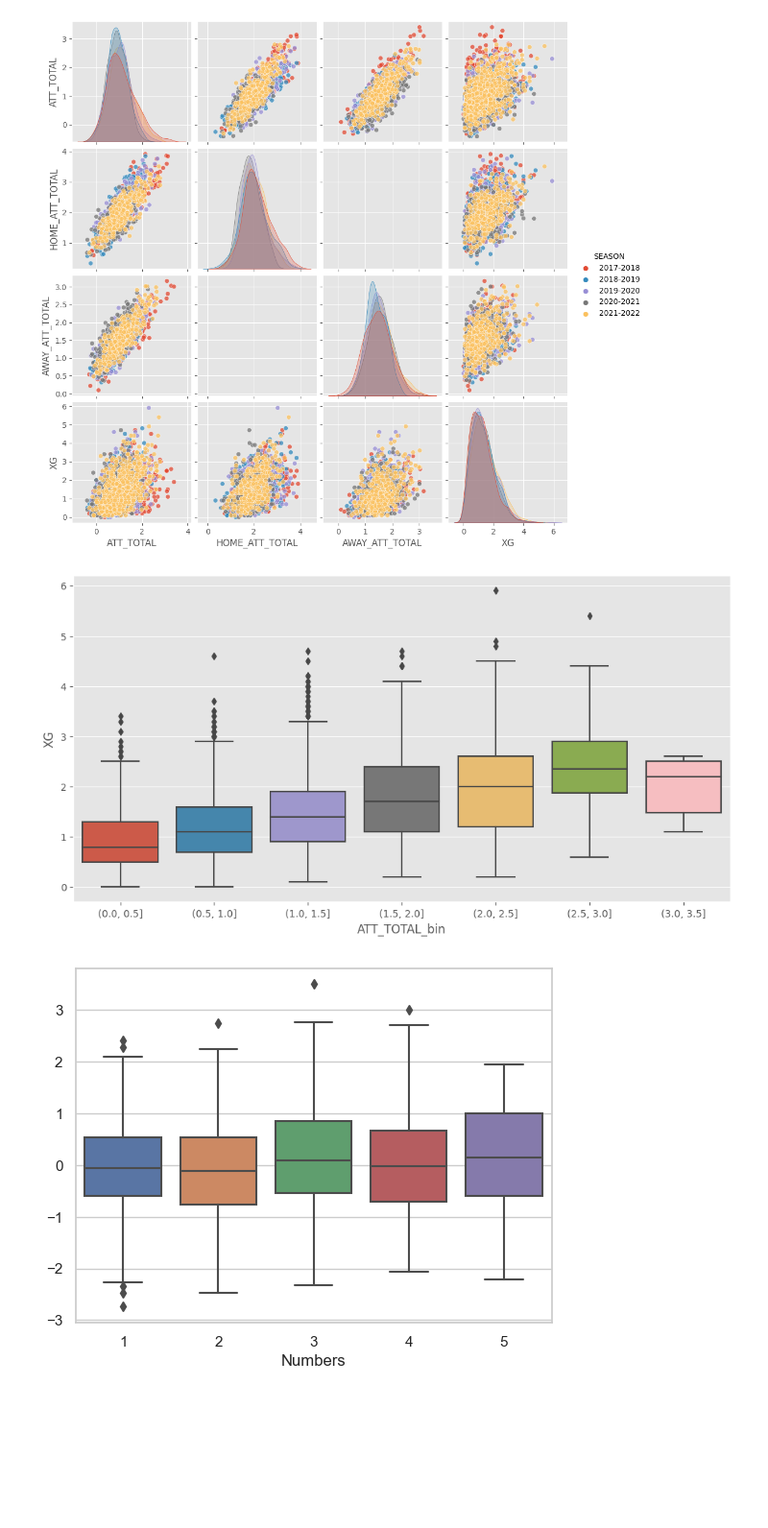
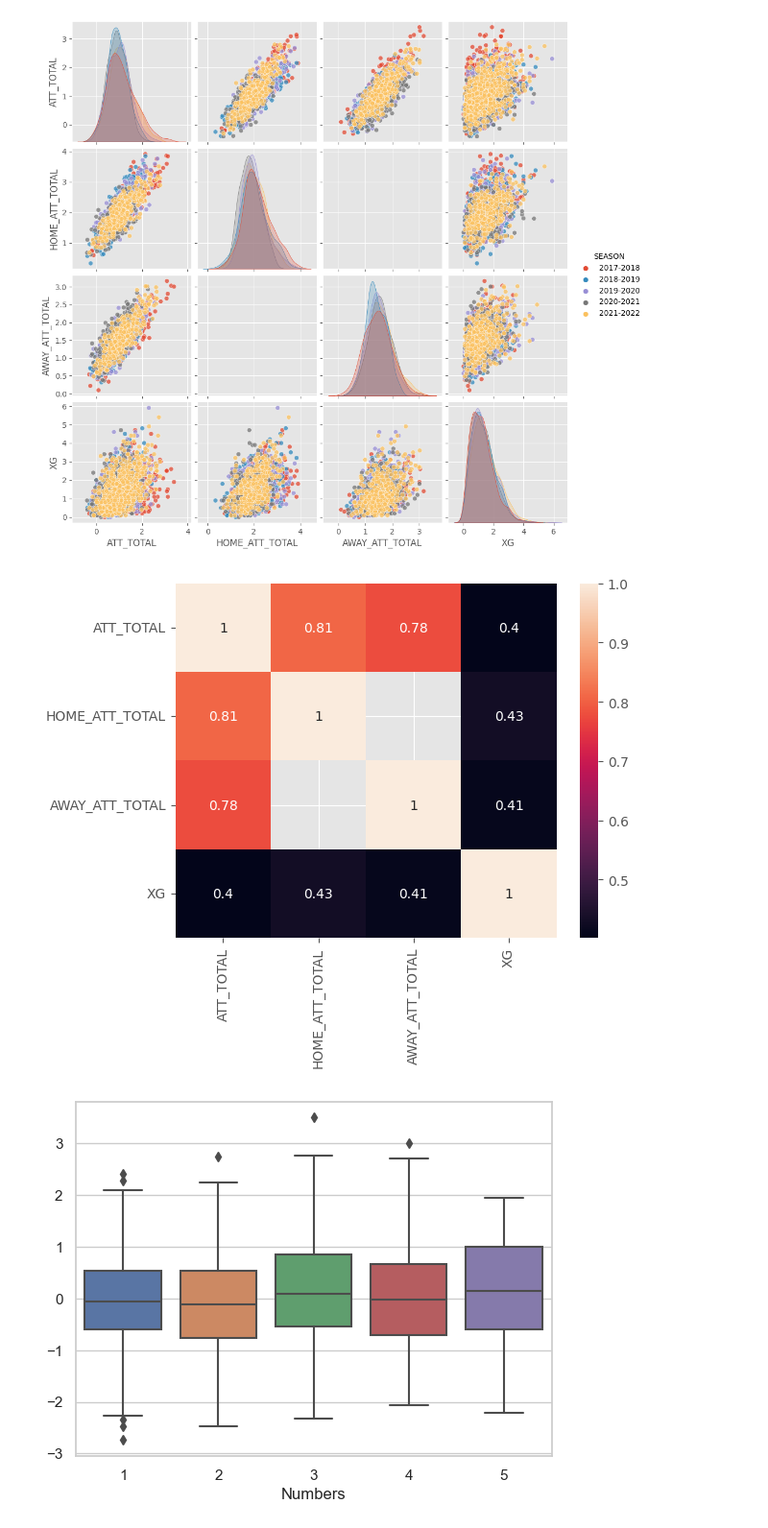
Before and after one commit to ongmk/FPL, a Jupyter notebook: fpl/notebooks/model.ipynb, the cells around one changed output. Shown at 96% size. Drawn from its saved outputs; the diff is of its cells as text; code cells hidden in the pictures; blank space fills up the shorter version.

Commit message:
correlation plot

```diff
--- a/fpl/notebooks/model.ipynb
+++ b/fpl/notebooks/model.ipynb
@@ -62,14 +62,11 @@ sns.pairplot(
 plt.show()
 # %% [output]
 [figure]
-# %%
-copy_df = processed_data[["ATT_TOTAL", "XG"]].copy()
-copy_df['ATT_TOTAL_bin'] = pd.cut(copy_df['ATT_TOTAL'], bins=np.arange(0,4, 0.5))
-plt.figure(figsize=(12, 6))
-sns.boxplot(x='ATT_TOTAL_bin', y='XG', data=copy_df)
-plt.show()
-# %% [output]
-[figure, removed]
+# %%
+sns.heatmap(processed_data[["ATT_TOTAL", "HOME_ATT_TOTAL", "AWAY_ATT_TOTAL", "XG"]].corr(), annot=True)
+plt.show()
+# %% [output]
+[figure, added]
 # %%
 import seaborn as sns
 import matplotlib.pyplot as plt
```
